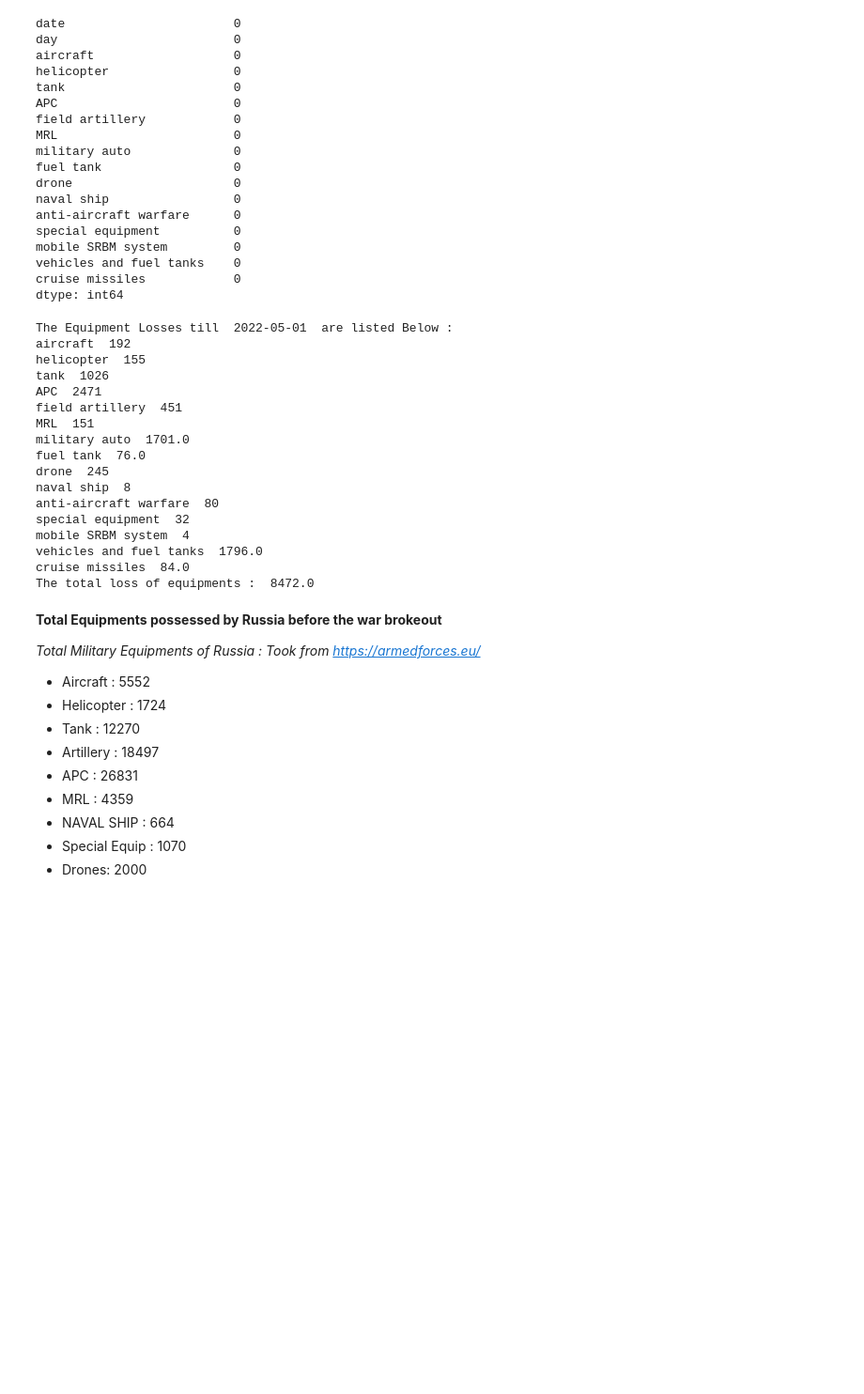
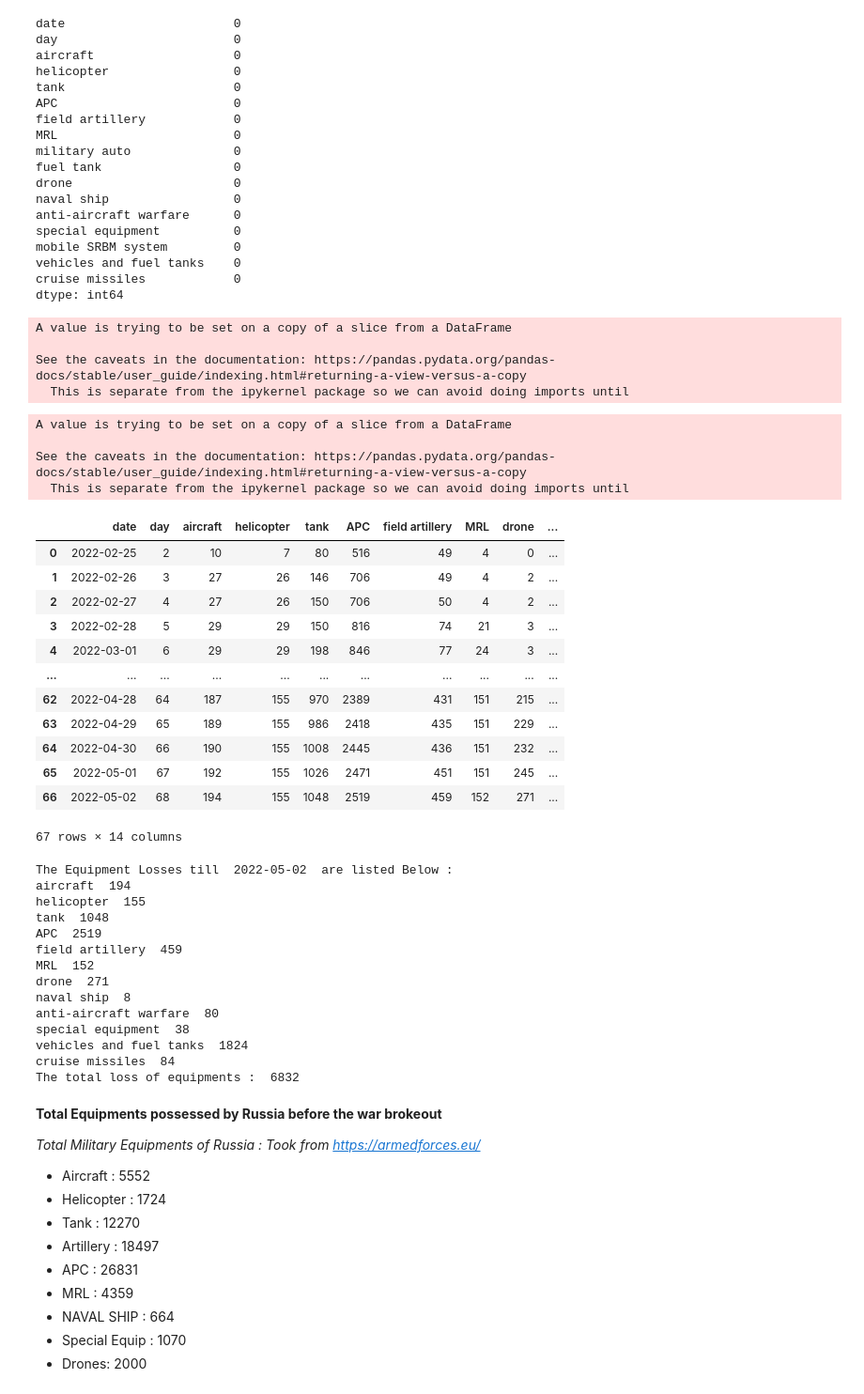
Before and after one commit to DhanushNarayanan7/Ukraine-Russia-Analysis, a Jupyter notebook: Ukraine_Russia_2022_Analysis.ipynb, the cells around one changed output. Shown at 94% size. Saved outputs shown, nothing was run; the diff lists cells and outputs as text; code cells hidden in the pictures; blank space fills up the shorter version.

```diff
--- a/Ukraine_Russia_2022_Analysis.ipynb
+++ b/Ukraine_Russia_2022_Analysis.ipynb
@@ -46,6 +45,8 @@ dtype: int64
 df.fillna(0, inplace=True)
 df['special equipment']= df['special equipment'].astype(int)
 df['mobile SRBM system']= df['mobile SRBM system'].astype(int)
+df['cruise missiles']= df['cruise missiles'].astype(int)
+df['vehicles and fuel tanks']= df['vehicles and fuel tanks'].astype(int)
 # %%
 df.isna().sum()
 # %% [output]
@@ -67,14 +68,53 @@ mobile SRBM system         0
 vehicles and fuel tanks    0
 cruise missiles            0
 dtype: int64
+# %%
+i=0
+while i<=64:
+    df["vehicles and fuel tanks"][i]=df["military auto"][i]+df['fuel tank'][i]
+    i+=1
+
+df = df.drop(['military auto', 'fuel tank'], 1)
+# %% [output]
+A value is trying to be set on a copy of a slice from a DataFrame
+
+See the caveats in the documentation: https://pandas.pydata.org/pandas-docs/stable/user_guide/indexing.html#returning-a-view-versus-a-copy
+  This is separate from the ipykernel package so we can avoid doing imports until
+# %%
+i=0
+while i<=64:
+    df["cruise missiles"][i]=df["mobile SRBM system"][i]+df['cruise missiles'][i]
+    i+=1
+
+df= df.drop("mobile SRBM system", 1)
+df_subcopy=df.copy()
+df
+# %% [output]
+A value is trying to be set on a copy of a slice from a DataFrame
+
+See the caveats in the documentation: https://pandas.pydata.org/pandas-docs/stable/user_guide/indexing.html#returning-a-view-versus-a-copy
+  This is separate from the ipykernel package so we can avoid doing imports until
+|  | date | day | aircraft | helicopter | tank | APC | field artillery | MRL | drone | ... |
+| 0 | 2022-02-25 | 2 | 10 | 7 | 80 | 516 | 49 | 4 | 0 | ... |
+| 1 | 2022-02-26 | 3 | 27 | 26 | 146 | 706 | 49 | 4 | 2 | ... |
+| 2 | 2022-02-27 | 4 | 27 | 26 | 150 | 706 | 50 | 4 | 2 | ... |
+| 3 | 2022-02-28 | 5 | 29 | 29 | 150 | 816 | 74 | 21 | 3 | ... |
+| 4 | 2022-03-01 | 6 | 29 | 29 | 198 | 846 | 77 | 24 | 3 | ... |
+| ... | ... | ... | ... | ... | ... | ... | ... | ... | ... | ... |
+| 62 | 2022-04-28 | 64 | 187 | 155 | 970 | 2389 | 431 | 151 | 215 | ... |
+| 63 | 2022-04-29 | 65 | 189 | 155 | 986 | 2418 | 435 | 151 | 229 | ... |
+| 64 | 2022-04-30 | 66 | 190 | 155 | 1008 | 2445 | 436 | 151 | 232 | ... |
+| 65 | 2022-05-01 | 67 | 192 | 155 | 1026 | 2471 | 451 | 151 | 245 | ... |
+| 66 | 2022-05-02 | 68 | 194 | 155 | 1048 | 2519 | 459 | 152 | 271 | ... |
+67 rows × 14 columns
 # %%
 #cumulative describe
 #df.describe()
-today = date.today()
-yesterday= today - timedelta(days = 1)
+#today = date.today()
+#yesterday= today - timedelta(days = 1)
 
-needed_list=["aircraft","helicopter","tank","APC","field artillery","MRL","military auto","fuel tank","drone","naval ship","anti-aircraft warfare","special equipment","mobile SRBM system","vehicles and fuel tanks","cruise missiles"]
-print('\033[1m'"The Equipment Losses till ",yesterday," are listed Below :"'\033[0m')
+needed_list=["aircraft","helicopter","tank","APC","field artillery","MRL","drone","naval ship","anti-aircraft warfare","special equipment","vehicles and fuel tanks","cruise missiles"]
+print('\033[1m'"The Equipment Losses till ",df['date'].iloc[-1]," are listed Below :"'\033[0m')
 Total_loss_of_equipment=0
 for i in needed_list:
     Total_loss_of_equipment = Total_loss_of_equipment +df[i].max()
@@ -82,23 +122,20 @@ for i in needed_list:
 
 print('\033[1m'"The total loss of equipments : ",Total_loss_of_equipment,'\033[0m')
 # %% [output]
-The Equipment Losses till  2022-05-01  are listed Below :
-aircraft  192
+The Equipment Losses till  2022-05-02  are listed Below :
+aircraft  194
 helicopter  155
-tank  1026
-APC  2471
-field artillery  451
-MRL  151
-military auto  1701.0
-fuel tank  76.0
-drone  245
+tank  1048
+APC  2519
+field artillery  459
+MRL  152
+drone  271
 naval ship  8
 anti-aircraft warfare  80
-special equipment  32
-mobile SRBM system  4
-vehicles and fuel tanks  1796.0
-cruise missiles  84.0
-The total loss of equipments :  8472.0
+special equipment  38
+vehicles and fuel tanks  1824
+cruise missiles  84
+The total loss of equipments :  6832
 # %% [markdown]
 **Total Equipments possessed by Russia before the war brokeout**
 
```
Also changed, not shown: parts of 14 cells of this notebook.
